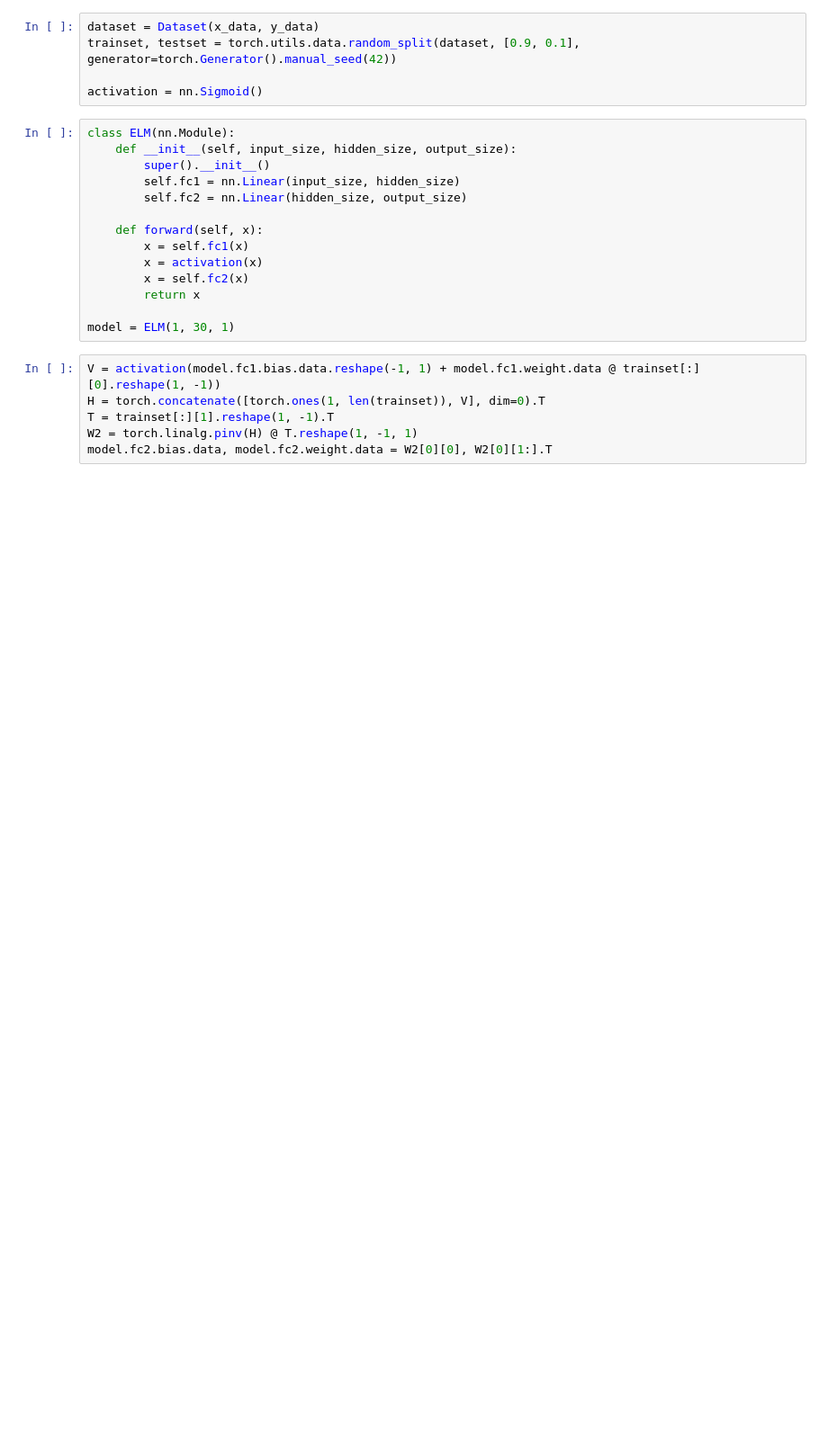
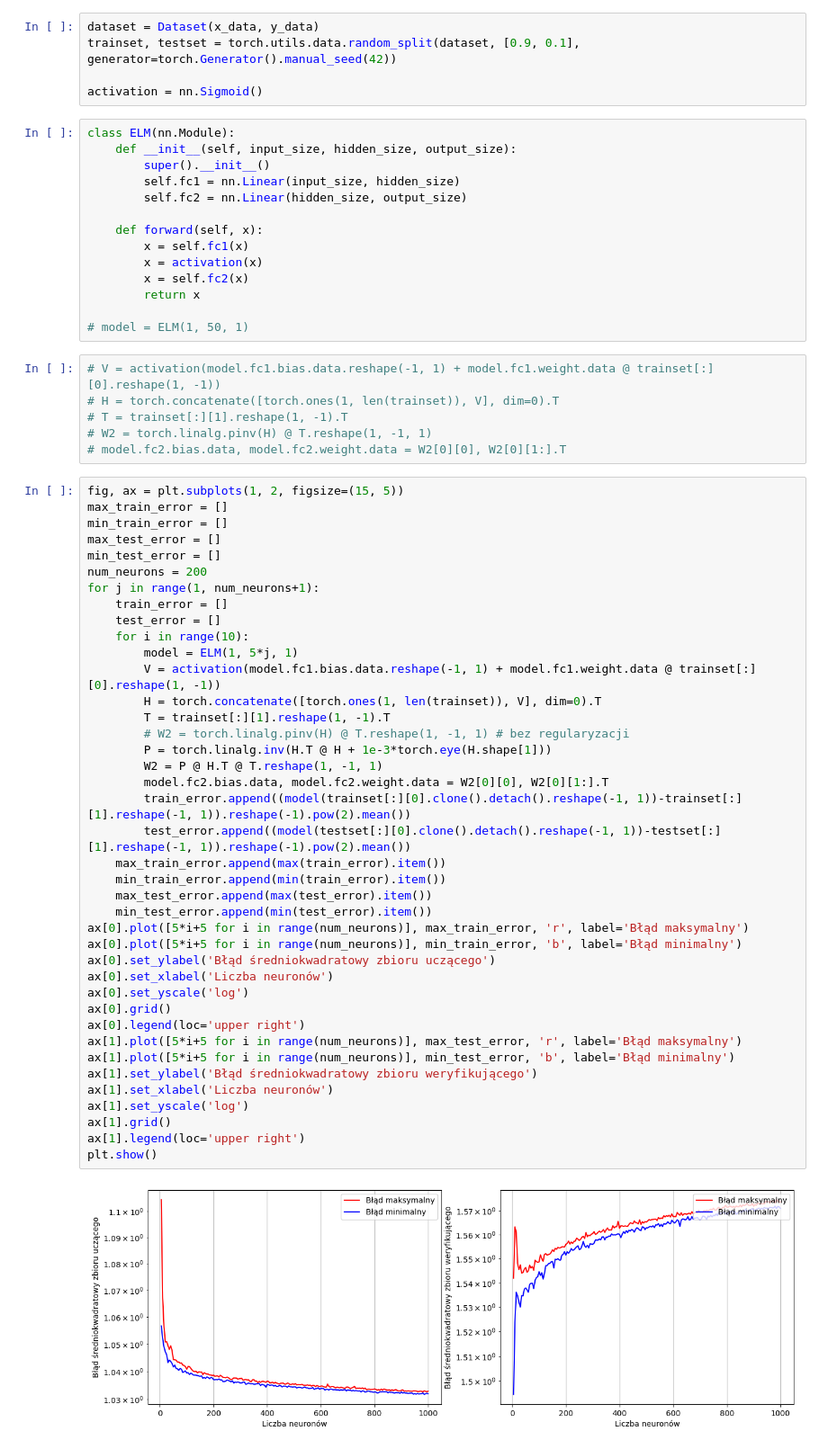
Before and after one commit to pochlebiacz/Analytical-neural-network-learning-algorithms, a Jupyter notebook: R1/1-Basic ELM.ipynb, the cells around one changed output. Shown at 90% size. Cells and saved outputs as stored; diff of their text form; blank space fills up the shorter version.

```diff
--- a/R1/1-Basic ELM.ipynb
+++ b/R1/1-Basic ELM.ipynb
@@ -26,11 +27,53 @@ class ELM(nn.Module):
         x = self.fc2(x)
         return x
 
-model = ELM(1, 30, 1)
+# model = ELM(1, 50, 1)
 # %%
-V = activation(model.fc1.bias.data.reshape(-1, 1) + model.fc1.weight.data @ trainset[:][0].reshape(1, -1))
-H = torch.concatenate([torch.ones(1, len(trainset)), V], dim=0).T
-T = trainset[:][1].reshape(1, -1).T
-W2 = torch.linalg.pinv(H) @ T.reshape(1, -1, 1)
-model.fc2.bias.data, model.fc2.weight.data = W2[0][0], W2[0][1:].T
+# V = activation(model.fc1.bias.data.reshape(-1, 1) + model.fc1.weight.data @ trainset[:][0].reshape(1, -1))
+# H = torch.concatenate([torch.ones(1, len(trainset)), V], dim=0).T
+# T = trainset[:][1].reshape(1, -1).T
+# W2 = torch.linalg.pinv(H) @ T.reshape(1, -1, 1)
+# model.fc2.bias.data, model.fc2.weight.data = W2[0][0], W2[0][1:].T
+# %%
+fig, ax = plt.subplots(1, 2, figsize=(15, 5))
+max_train_error = []
+min_train_error = []
+max_test_error = []
+min_test_error = []
+num_neurons = 200
+for j in range(1, num_neurons+1):
+    train_error = []
+    test_error = []
+    for i in range(10):
+        model = ELM(1, 5*j, 1)
+        V = activation(model.fc1.bias.data.reshape(-1, 1) + model.fc1.weight.data @ trainset[:][0].reshape(1, -1))
+        H = torch.concatenate([torch.ones(1, len(trainset)), V], dim=0).T
+        T = trainset[:][1].reshape(1, -1).T
+        # W2 = torch.linalg.pinv(H) @ T.reshape(1, -1, 1) # bez regularyzacji
+        P = torch.linalg.inv(H.T @ H + 1e-3*torch.eye(H.shape[1]))
+        W2 = P @ H.T @ T.reshape(1, -1, 1)
+        model.fc2.bias.data, model.fc2.weight.data = W2[0][0], W2[0][1:].T
+        train_error.append((model(trainset[:][0].clone().detach().reshape(-1, 1))-trainset[:][1].reshape(-1, 1)).reshape(-1).pow(2).mean())
+        test_error.append((model(testset[:][0].clone().detach().reshape(-1, 1))-testset[:][1].reshape(-1, 1)).reshape(-1).pow(2).mean())
+    max_train_error.append(max(train_error).item())
+    min_train_error.append(min(train_error).item())
+    max_test_error.append(max(test_error).item())
+    min_test_error.append(min(test_error).item())
+ax[0].plot([5*i+5 for i in range(num_neurons)], max_train_error, 'r', label='Błąd maksymalny')
+ax[0].plot([5*i+5 for i in range(num_neurons)], min_train_error, 'b', label='Błąd minimalny')
+ax[0].set_ylabel('Błąd średniokwadratowy zbioru uczącego')
+ax[0].set_xlabel('Liczba neuronów')
+ax[0].set_yscale('log')
+ax[0].grid()
+ax[0].legend(loc='upper right')
+ax[1].plot([5*i+5 for i in range(num_neurons)], max_test_error, 'r', label='Błąd maksymalny')
+ax[1].plot([5*i+5 for i in range(num_neurons)], min_test_error, 'b', label='Błąd minimalny')
+ax[1].set_ylabel('Błąd średniokwadratowy zbioru weryfikującego')
+ax[1].set_xlabel('Liczba neuronów')
+ax[1].set_yscale('log')
+ax[1].grid()
+ax[1].legend(loc='upper right')
+plt.show()
+# %% [output]
+[figure, added]
 # %%
```
Also changed, not shown: parts of 3 cells of this notebook, 21 other files.
